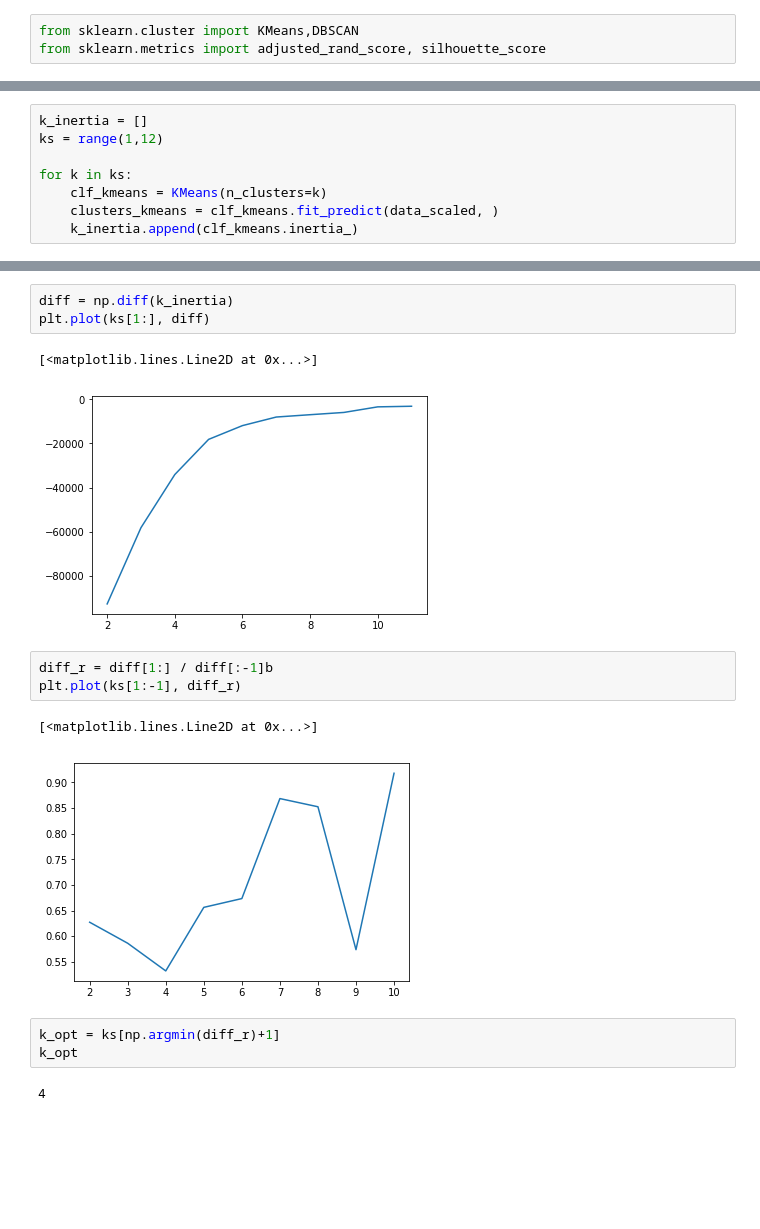
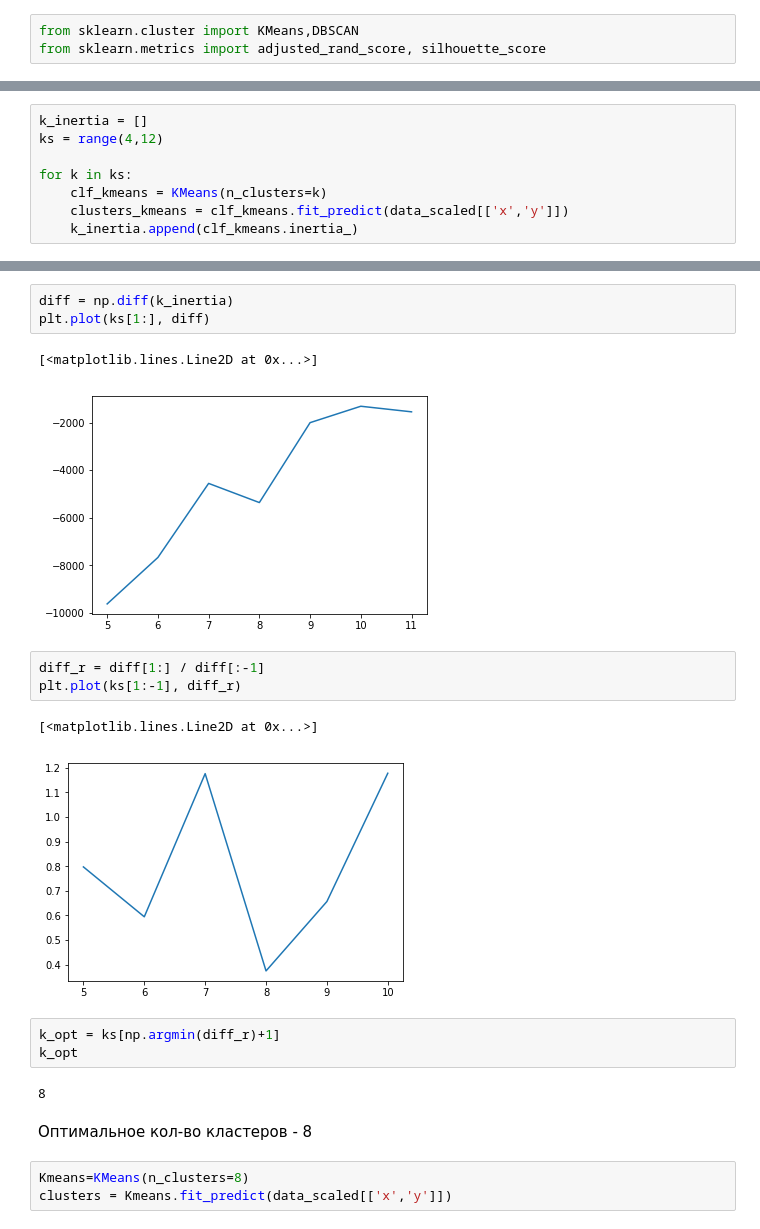
Before and after one commit to AlexeevVl/ML, a Jupyter notebook: HW2.ipynb, the cells around one changed output, grey strips where cells are left out. Saved outputs shown, nothing was run; the diff lists cells and outputs as text; blank space fills up the shorter version.

```diff
--- a/HW2.ipynb
+++ b/HW2.ipynb
@@ -93,10 +116,10 @@ axes.scatter(centers[:, 0], centers[:, 1], s=100,c='Red',edgecolors='black')
 # %%
 k_inertia = []
-ks = range(1,12)
+ks = range(4,12)
 
 for k in ks:
     clf_kmeans = KMeans(n_clusters=k)
-    clusters_kmeans = clf_kmeans.fit_predict(data_scaled, )
+    clusters_kmeans = clf_kmeans.fit_predict(data_scaled[['x','y']])
     k_inertia.append(clf_kmeans.inertia_)
 # %%
 fig, axes = plt.subplots(1,1,figsize=(12,8))
@@ -111,15 +134,20 @@ diff = np.diff(k_inertia)
 plt.plot(ks[1:], diff)
 # %% [output]
 [<matplotlib.lines.Line2D at 0x...>]
-[figure, old version]
+[figure, new version]
 # %%
-diff_r = diff[1:] / diff[:-1]b
+diff_r = diff[1:] / diff[:-1]
 plt.plot(ks[1:-1], diff_r)
 # %% [output]
 [<matplotlib.lines.Line2D at 0x...>]
-[figure, old version]
+[figure, new version]
 # %%
 k_opt = ks[np.argmin(diff_r)+1]
 k_opt
 # %% [output]
-4
+8
+# %% [markdown]
+Оптимальное кол-во кластеров - 8
+# %%
+Kmeans=KMeans(n_clusters=8)
+clusters = Kmeans.fit_predict(data_scaled[['x','y']])
```
Also changed, not shown: parts of 27 cells of this notebook.
